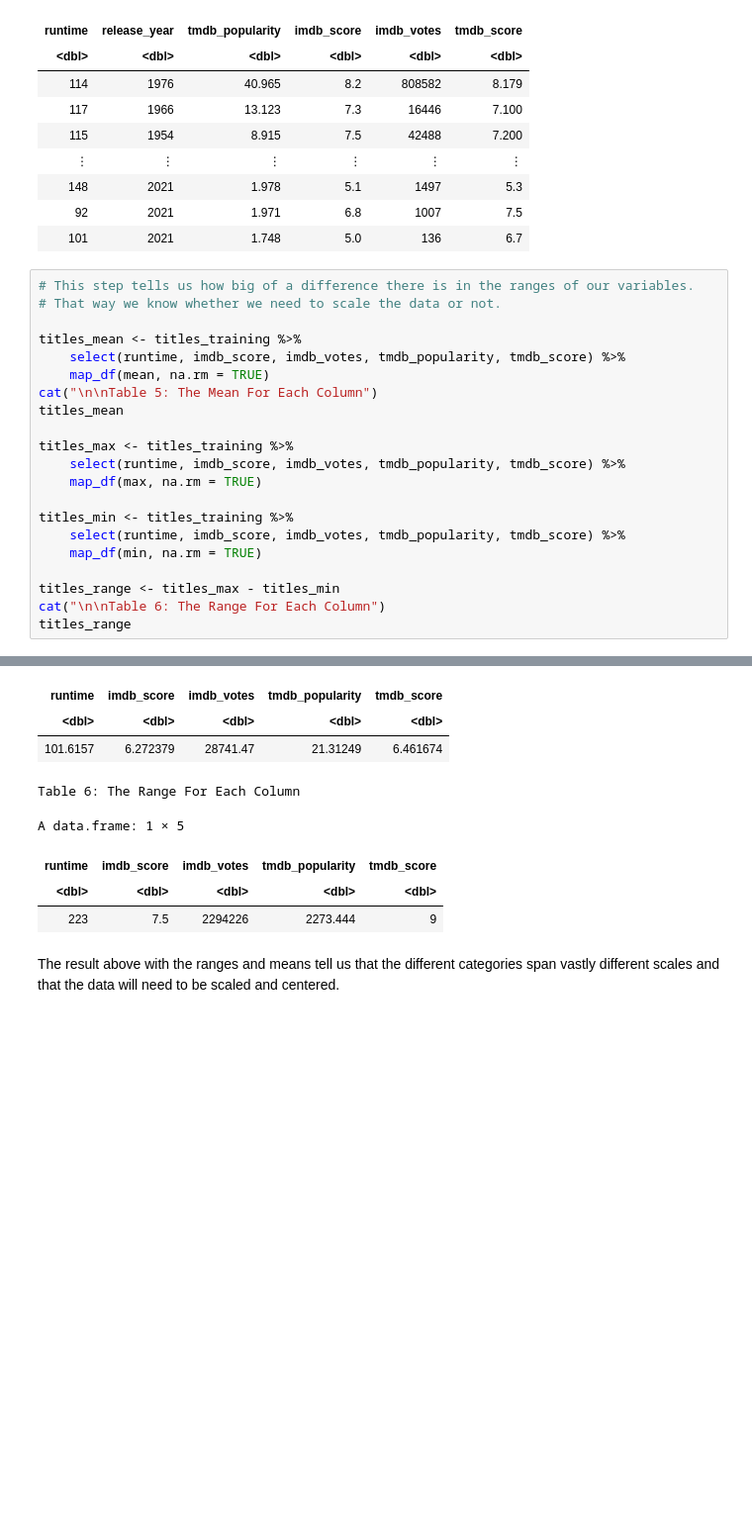
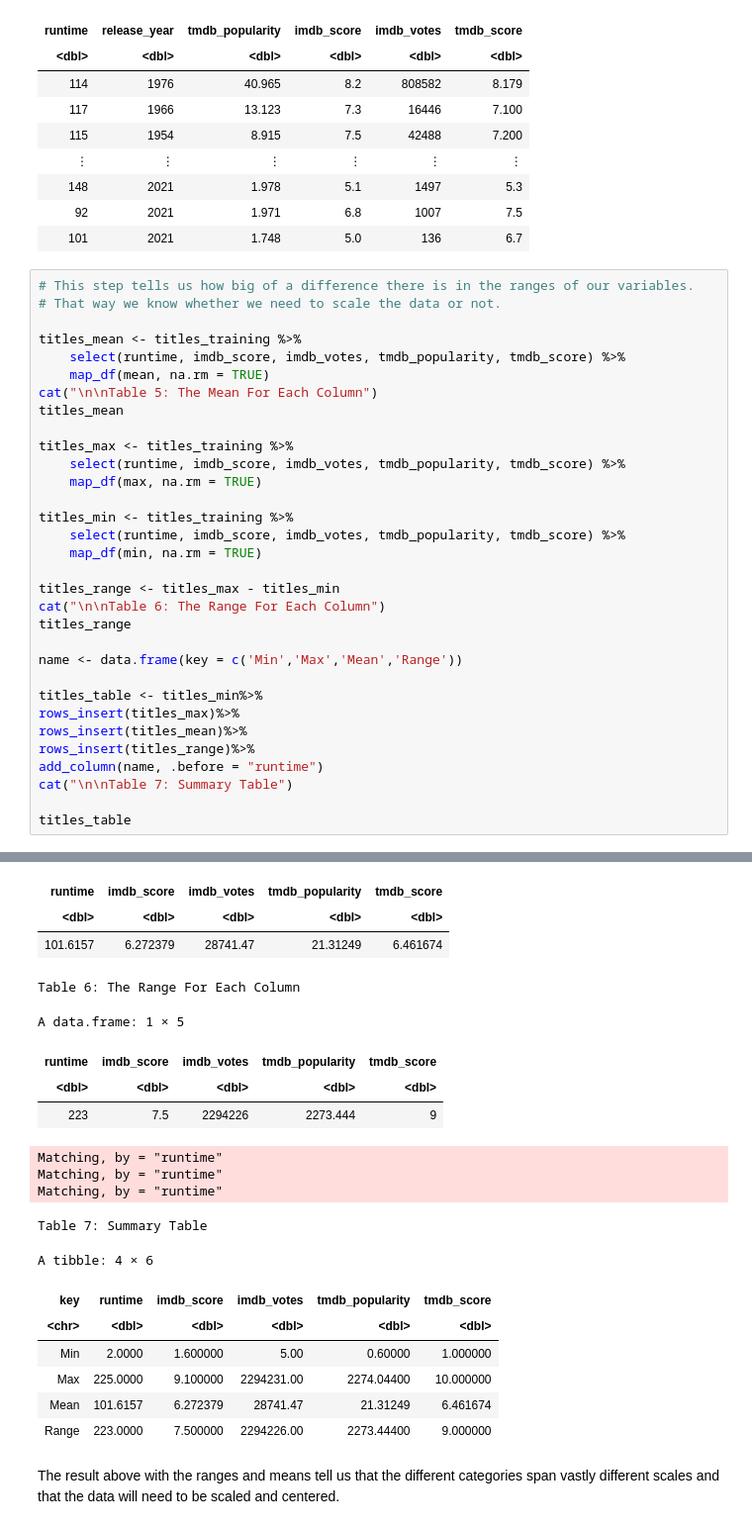
Before and after one commit to sm020402/dsci-100-2022w1-group-98, a Jupyter notebook: project_proposal/report.ipynb, the cells around one changed output, grey strips where cells are left out. Shown at 99% size. Drawn from its saved outputs; the diff is of its cells as text; blank space fills up the shorter version.

Commit message:
add a more summary table

```diff
--- a/project_proposal/report.ipynb
+++ b/project_proposal/report.ipynb
@@ -172,33 +154,55 @@ A tibble: 820 × 6
 # That way we know whether we need to scale the data or not.
 
 titles_mean <- titles_training %>%
     select(runtime, imdb_score, imdb_votes, tmdb_popularity, tmdb_score) %>%
     map_df(mean, na.rm = TRUE)
 cat("\n\nTable 5: The Mean For Each Column")
 titles_mean
 
 titles_max <- titles_training %>%
     select(runtime, imdb_score, imdb_votes, tmdb_popularity, tmdb_score) %>%
     map_df(max, na.rm = TRUE)
 
 titles_min <- titles_training %>%
     select(runtime, imdb_score, imdb_votes, tmdb_popularity, tmdb_score) %>%
     map_df(min, na.rm = TRUE)
 
 titles_range <- titles_max - titles_min
 cat("\n\nTable 6: The Range For Each Column")
 titles_range
+
+name <- data.frame(key = c('Min','Max','Mean','Range'))
+
+titles_table <- titles_min%>%
+rows_insert(titles_max)%>%
+rows_insert(titles_mean)%>%
+rows_insert(titles_range)%>%
+add_column(name, .before = "runtime")
+cat("\n\nTable 7: Summary Table")
+
+titles_table
 # %% [output]
 Table 5: The Mean For Each Column
 A tibble: 1 × 5
 | runtime | imdb_score | imdb_votes | tmdb_popularity | tmdb_score |
 | <dbl> | <dbl> | <dbl> | <dbl> | <dbl> |
 | 101.6157 | 6.272379 | 28741.47 | 21.31249 | 6.461674 |
 Table 6: The Range For Each Column
 A data.frame: 1 × 5
 | runtime | imdb_score | imdb_votes | tmdb_popularity | tmdb_score |
 | <dbl> | <dbl> | <dbl> | <dbl> | <dbl> |
 | 223 | 7.5 | 2294226 | 2273.444 | 9 |
+Matching, by = "runtime"
+Matching, by = "runtime"
+Matching, by = "runtime"
+Table 7: Summary Table
+A tibble: 4 × 6
+| key | runtime | imdb_score | imdb_votes | tmdb_popularity | tmdb_score |
+| <chr> | <dbl> | <dbl> | <dbl> | <dbl> | <dbl> |
+| Min | 2.0000 | 1.600000 | 5.00 | 0.60000 | 1.000000 |
+| Max | 225.0000 | 9.100000 | 2294231.00 | 2274.04400 | 10.000000 |
+| Mean | 101.6157 | 6.272379 | 28741.47 | 21.31249 | 6.461674 |
+| Range | 223.0000 | 7.500000 | 2294226.00 | 2273.44400 | 9.000000 |
 # %% [markdown]
 The result above with the ranges and means tell us that the different categories span vastly different scales and that the data will need to be scaled and centered.
 # %% [markdown]
```
Also changed, not shown: parts of 4 cells of this notebook.
